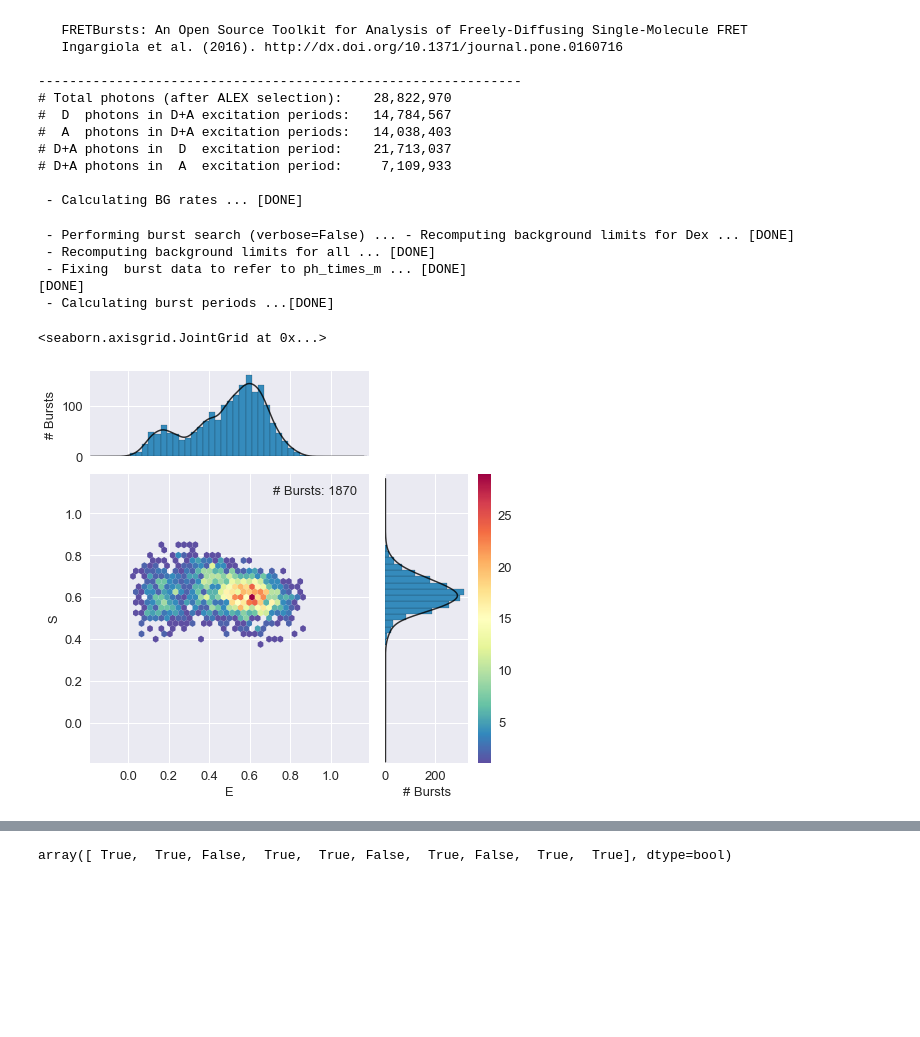
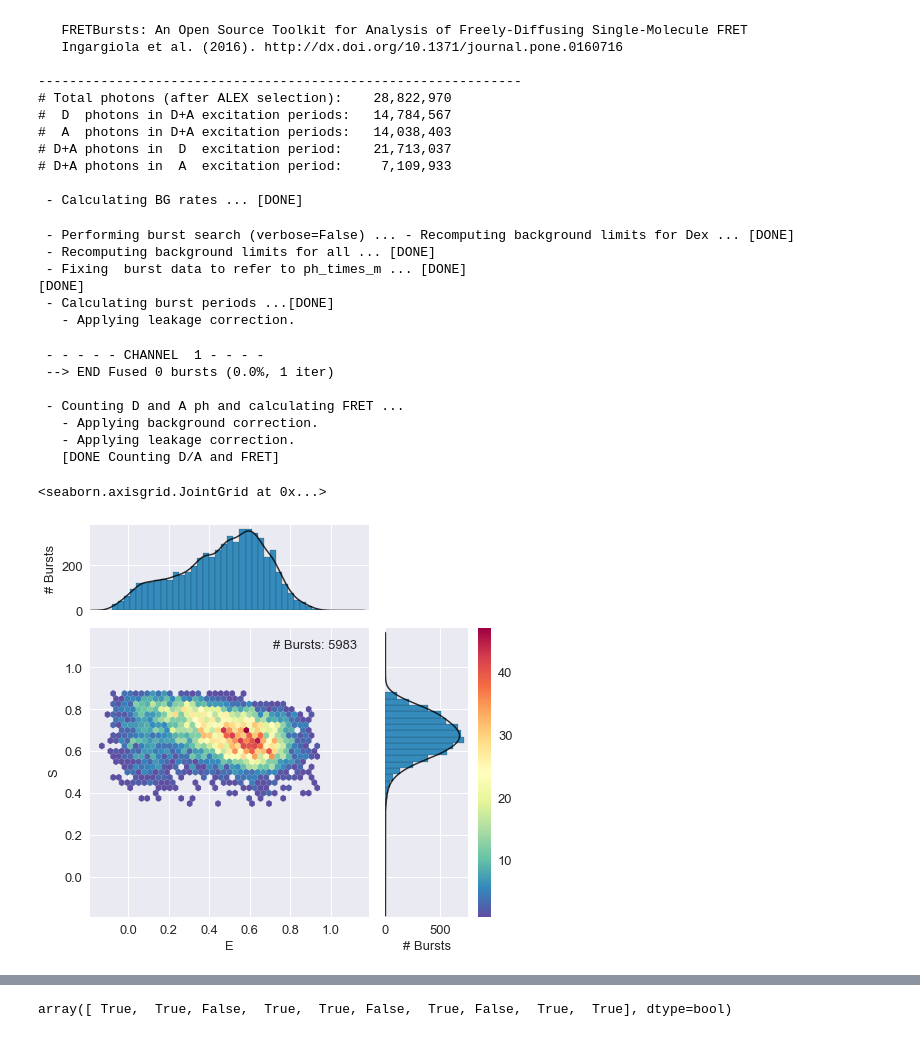
Before and after one commit to liu-kan/smFRETLikelihood, a Jupyter notebook: jupyter/bva.ipynb, the cells around one changed output, grey strips where cells are left out. Cells and saved outputs as stored; diff of their text form; code cells hidden in the pictures; blank space fills up the shorter version.

```diff
--- a/jupyter/bva.ipynb
+++ b/jupyter/bva.ipynb
@@ -27,18 +27,29 @@ d.calc_bg(bg.exp_fit, time_s=50.1, tail_min_us='auto', F_bg=1.7)
 # %%
 d.burst_search(m=10, computefret=False, ph_sel=Ph_sel(Dex='DAem'))
 d.calc_fret(count_ph=True, corrections=False)
+d.leakage = 0.07
 # %% [output]
  - Performing burst search (verbose=False) ... - Recomputing background limits for Dex ... [DONE]
  - Recomputing background limits for all ... [DONE]
  - Fixing  burst data to refer to ph_times_m ... [DONE]
 [DONE]
  - Calculating burst periods ...[DONE]
+   - Applying leakage correction.
 # %%
-ds = d.select_bursts(select_bursts.naa, th1=25, computefret=False)
-ds1 = ds.select_bursts(select_bursts.size, th1=30, computefret=False)
-ds_FRET = ds1.select_bursts(select_bursts.S, S1=0.2, S2=0.86, computefret=False)
+ds = d.select_bursts(select_bursts.naa, th1=1, computefret=False)
+ds = ds.fuse_bursts(ms=0)
+ds1 = ds.select_bursts(select_bursts.size, th1=30,computefret=False)
+ds_FRET = ds1.select_bursts(select_bursts.S, S1=0.2, S2=0.88,computefret=False)
+
 dx=ds_FRET
 alex_jointplot(dx)
 # %% [output]
-<seaborn.axisgrid.JointGrid at 0x...>
+ - - - - - CHANNEL  1 - - - -
+ --> END Fused 0 bursts (0.0%, 1 iter)
+
+ - Counting D and A ph and calculating FRET ...
+   - Applying background correction.
+   - Applying leakage correction.
+   [DONE Counting D/A and FRET]
+<seaborn.axisgrid.JointGrid at 0x...>
-[figure, old version]
+[figure, new version]
```
Also changed, not shown: parts of 5 cells of this notebook, 9 other files.
